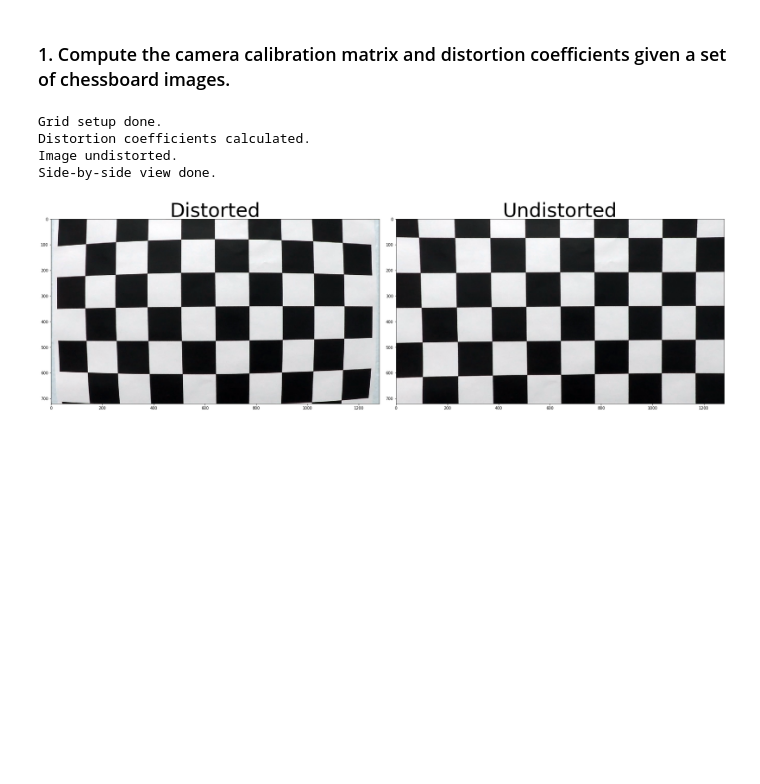
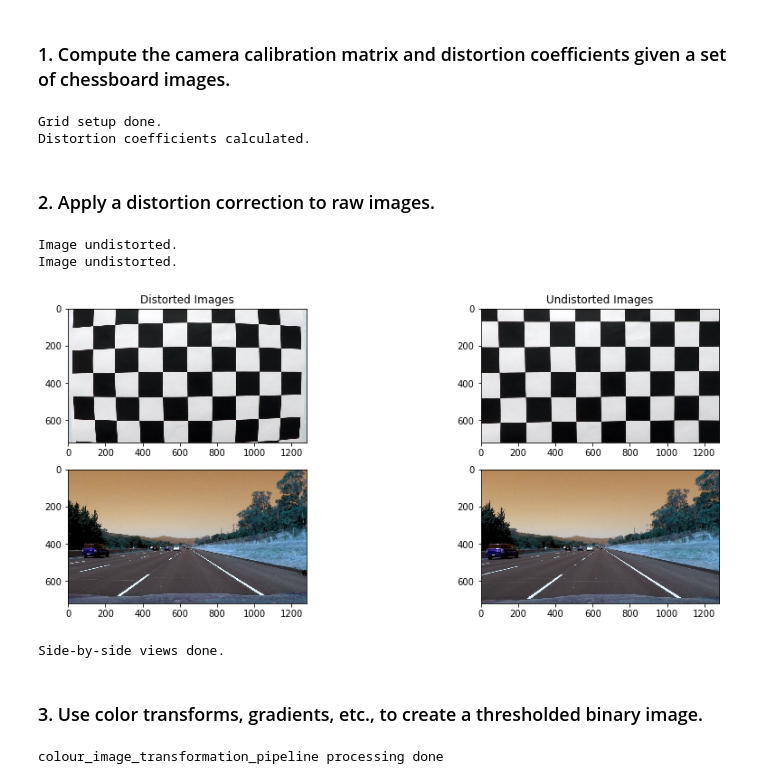
Before and after one commit to wfs/sdc-project-4-advanced-lane-detection, a Jupyter notebook: writeup.ipynb, the cells around one changed output. Saved outputs shown, nothing was run; the diff lists cells and outputs as text; code cells hidden in the pictures; blank space fills up the shorter version.

Commit message:
step 3 of 8 done

```diff
--- a/writeup.ipynb
+++ b/writeup.ipynb
@@ -51,20 +52,21 @@ def calculate_camera_distortion_coefficients(img, objpts, imgpts):
     :param img: to calculate against
     :param objpts: 3D grid coordinates from Points class
     :param imgpts: 2D image corner coordinates from Points class
-    :return: ret [True | False], coefficients
+    :return: camera_matrix, distortion_coefficients
     """
     img_size = (img.shape[1], img.shape[0])
-    ret, mtx, dist, rvecs, tvecs = cv2.calibrateCamera(objpts, imgpts, img_size, None, None)
+    return_value, camera_matrix, distortion_coefficients, rotation_vectors, \
+        translation_vectors = cv2.calibrateCamera(objpts, imgpts, img_size, None, None)
     print("Distortion coefficients calculated.")
-    return mtx, dist
+    return camera_matrix, distortion_coefficients
 # %%
-def undistort_calibration_image(img, mtx, dist):
+def undistort_image(img, mtx, dist):
     """
-    Undistort the calibration image.
-    :param img: calibration image
-    :param mtx: calibration coefficient
-    :param dist: calibration coefficient
-    :return: undistorted calibration image
+    Undistort the image.
+    :param img: image
+    :param mtx: camera attributes matrix
+    :param dist: distortion coefficients
+    :return: undistorted image
     """
     undist = cv2.undistort(img, mtx, dist, None, mtx)
     print("Image undistorted.")
@@ -97,15 +110,31 @@ def visual_comparison_of_distorted_undistorted_calibration_images(img1, img2, ti
 find_corner_coordinates_and_map_to_reference_chessboard()
 
 calibration_img = cv2.imread("camera_cal/calibration1.jpg")
-mtx, dist = calculate_camera_distortion_coefficients(calibration_img, Points.objpoints, Points.imgpoints)
-
-undistorted_calibration_img = undistort_calibration_image(calibration_img, mtx, dist)
-cv2.imwrite('camera_cal/undist_calibration1.jpg', undistorted_calibration_img)
-
-visual_comparison_of_distorted_undistorted_calibration_images(calibration_img, undistorted_calibration_img, "Distorted", "Undistorted", 'gray')
+c_matrix, dist_coeff = calculate_camera_distortion_coefficients(calibration_img, Points.objpoints,
+                                                                Points.imgpoints)
 # %% [output]
 Grid setup done.
 Distortion coefficients calculated.
-Image undistorted.
-Side-by-side view done.
-[figure, removed]
+# %% [markdown]
+### 2. Apply a distortion correction to raw images.
+# %%
+# calibration images
+undistorted_calibration_img = undistort_image(calibration_img, c_matrix, dist_coeff)
+cv2.imwrite('camera_cal/undist_calibration1.jpg', undistorted_calibration_img)
+
+# straight lane line images
+image_2 = cv2.imread('test_images/straight_lines2.jpg')
+undistorted_straight_lines_2 = undistort_image(image_2, c_matrix, dist_coeff)
+cv2.imwrite('output_images/undistorted_straight_lines2.jpg', undistorted_straight_lines_2)
+
+# View results
+compare_raw_distorted_against_undistorted_images(calibration_img, undistorted_calibration_img, image_2,
+                                                 undistorted_straight_lines_2, "Distorted",
+                                                 "Undistorted", 'gray')
+# %% [output]
+Image undistorted.
+Image undistorted.
+[figure, added]
+Side-by-side views done.
+# %% [markdown]
+### 3. Use color transforms, gradients, etc., to create a thresholded binary image.
@@ -111,0 +195,6 @@ Side-by-side view done.
+# %%
+colour_bin, combined_bin = colour_image_transformation_pipeline(undistorted_straight_lines_2)
+plt.imsave('output_images/colour_straight_lines2.png', np.array(colour_bin))
+plt.imsave('output_images/binary_straight_lines2.png', np.array(combined_bin), cmap=cm.gray)
+# %% [output]
+colour_image_transformation_pipeline processing done
```
Also changed, not shown: parts of 9 cells of this notebook, 9 other files.
